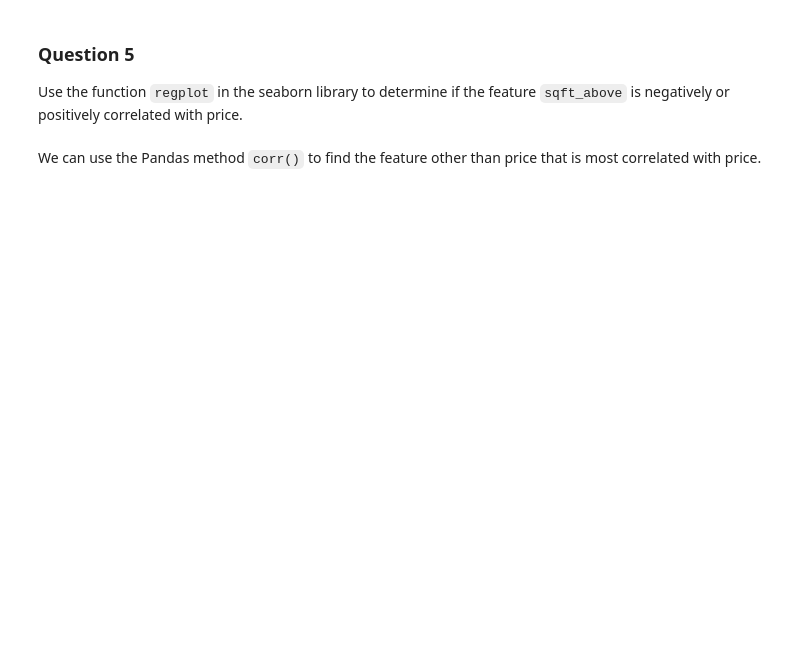
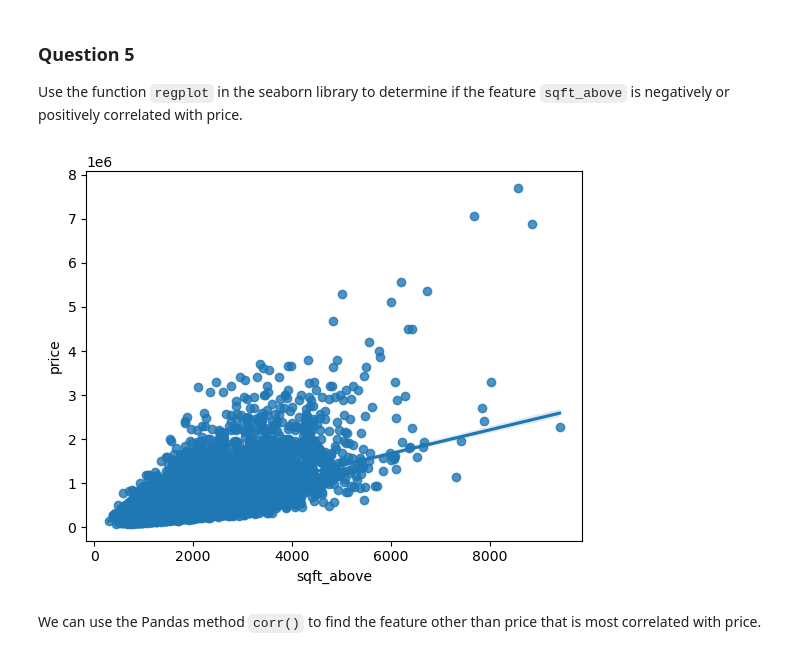
Before and after one commit to tmmendoza29/Coursera, a Jupyter notebook: Python for Data Science/Python for Data Analysis/House_Sales_in_King_Count_USA.ipynb, the cells around one changed output. Saved outputs shown, nothing was run; the diff lists cells and outputs as text; code cells hidden in the pictures; blank space fills up the shorter version.

```diff
--- a/Python for Data Science/Python for Data Analysis/House_Sales_in_King_Count_USA.ipynb
+++ b/Python for Data Science/Python for Data Analysis/House_Sales_in_King_Count_USA.ipynb
@@ -160,6 +178,11 @@ Use the function <code>boxplot</code> in the seaborn library  to  determine whet
 ### Question 5
 
 Use the function <code>regplot</code>  in the seaborn library  to  determine if the feature <code>sqft_above</code> is negatively or positively correlated with price.
+# %%
+sns.regplot(x='sqft_above',y='price',data=df)
+plt.show()
+# %% [output]
+[figure, added]
 # %% [markdown]
 We can use the Pandas method <code>corr()</code>  to find the feature other than price that is most correlated with price.
 # %%
```
Also changed, not shown: parts of 9 cells of this notebook.
